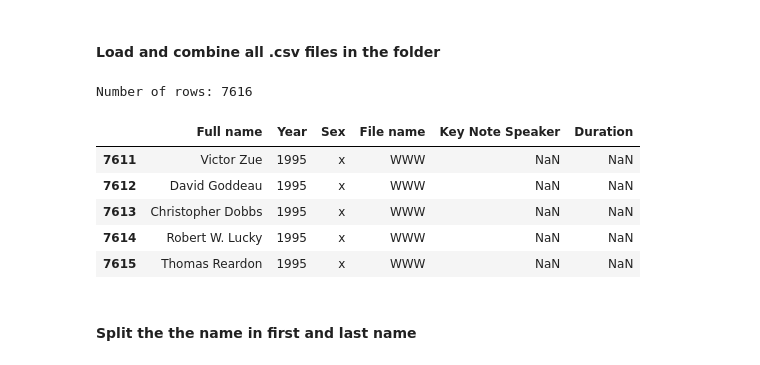
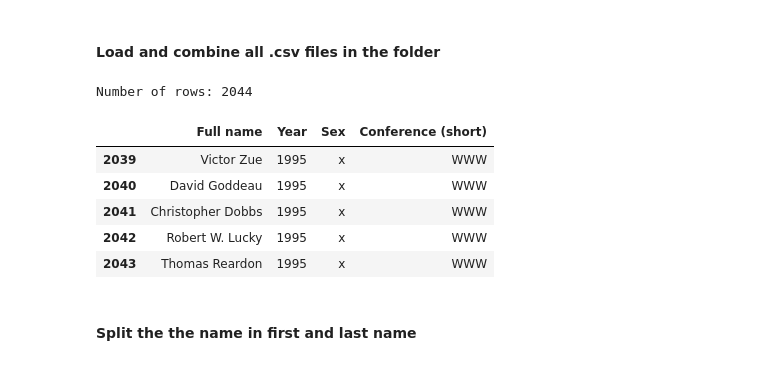
Before and after one commit to mariespedersen/Thesis_github, a Jupyter notebook: Preprocessing.ipynb, the cells around one changed output. Drawn from its saved outputs; the diff is of its cells as text; code cells hidden in the pictures.

```diff
--- a/Preprocessing.ipynb
+++ b/Preprocessing.ipynb
@@ -10,26 +10,30 @@ pd.set_option('display.max_rows', None)
 # %%
 # Append all files in Data folder as a datafrom, and add a column for the file name without the extension and folder name
 def append_data(folder):
     all_files = glob.glob(folder + "/*.csv")
     df = pd.DataFrame()
     for file in all_files:
         df_temp = pd.read_csv(file, index_col=None)
         df_temp['File name'] = os.path.splitext(os.path.basename(file))[0]
         df = df.append(df_temp, ignore_index=True)
-    df['File name'] = df['File name'].str.split('_').str[0]
-    df = df.drop("Field", axis=1)
+    df['Conference (short)'] = df['File name'].str.split('_').str[0]
+    df = df.drop(["Field","File name"], axis=1)
+    try:
+        df = df.drop(["Key Note Speaker"], axis=1)
+    except:
+        pass
     return df
 
 df = append_data('Key Note Speakers')
 print("Number of rows:", len(df))
 df.tail()
 # %% [output]
-Number of rows: 7616
+Number of rows: 2044
-|  | Full name | Year | Sex | File name | Key Note Speaker | Duration |
-| 7611 | Victor Zue | 1995 | x | WWW | NaN | NaN |
-| 7612 | David Goddeau | 1995 | x | WWW | NaN | NaN |
-| 7613 | Christopher Dobbs | 1995 | x | WWW | NaN | NaN |
-| 7614 | Robert W. Lucky | 1995 | x | WWW | NaN | NaN |
-| 7615 | Thomas Reardon | 1995 | x | WWW | NaN | NaN |
+|  | Full name | Year | Sex | Conference (short) |
+| 2039 | Victor Zue | 1995 | x | WWW |
+| 2040 | David Goddeau | 1995 | x | WWW |
+| 2041 | Christopher Dobbs | 1995 | x | WWW |
+| 2042 | Robert W. Lucky | 1995 | x | WWW |
+| 2043 | Thomas Reardon | 1995 | x | WWW |
 # %% [markdown]
 #### Split the the name in first and last name
```
Also changed, not shown: parts of 8 cells of this notebook.
